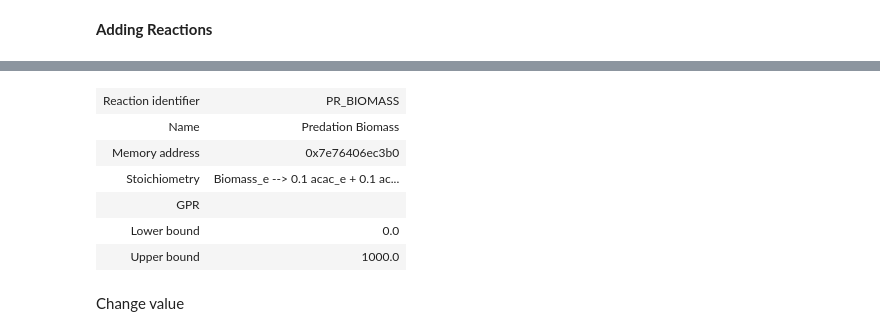
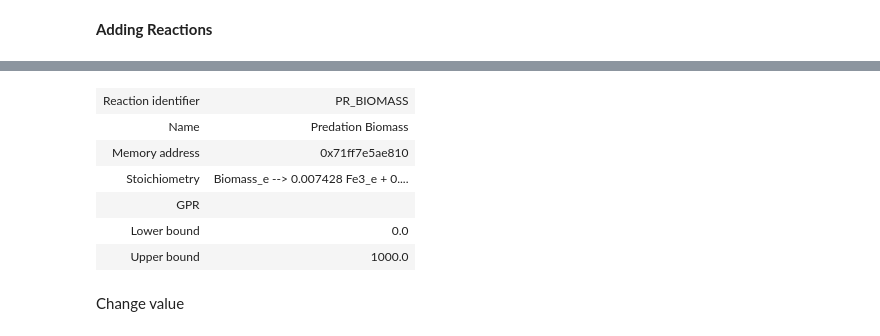
Before and after one commit to BondonMickael/M_xanthus-E_coli-Predation, a Jupyter notebook: notebooks/compart_model.ipynb, the cells around one changed output, grey strips where cells are left out. Cells and saved outputs as stored; diff of their text form; code cells hidden in the pictures.

Commit message:
- Mark soluble metabolite in predation reaction - Get V3 of Myxo Model - Look at minimum metabolites to growth

```diff
--- a/notebooks/compart_model.ipynb
+++ b/notebooks/compart_model.ipynb
@@ -79,69 +79,69 @@ alaala_e = M_xanthus.metabolites.alaala_e
 glu_L_e = M_xanthus.metabolites.glu_L_e
 met_L_e = M_xanthus.metabolites.met_L_e
 thr_L_e = M_xanthus.metabolites.thr_L_e
-gam_e = M_xanthus.metabolites.gam_e # import fructose
+gam_e = M_xanthus.metabolites.gam_e  # import fructose
 acald_e = M_xanthus.metabolites.acald_e  # import FA
 acac_e = M_xanthus.metabolites.acac_e
 fum_e = M_xanthus.metabolites.fum_e
 orn_e = M_xanthus.metabolites.orn_e
 pi_e = M_xanthus.metabolites.pi_e
 zn2_e = M_xanthus.metabolites.zn2_e
 mn2_e = M_xanthus.metabolites.mn2_e
 mg2_e = M_xanthus.metabolites.mg2_e
 k_e = M_xanthus.metabolites.k_e
 cu2_e = M_xanthus.metabolites.cu2_e
 cobalt2_e = M_xanthus.metabolites.cobalt2_e
 cl_e = M_xanthus.metabolites.cl_e
 ca2_e = M_xanthus.metabolites.ca2_e
 so4_e = M_xanthus.metabolites.so4_e
-# fe3_e = M_xanthus.metabolites.Fe3_e
+fe3_e = M_xanthus.metabolites.Fe3_e
 
 Mreaction.add_metabolites(
     {
-        Biomass_e: -1,
-        spmd_e: 0.006744,
+        Biomass_e: -1,  # TODO LOOK AFTER KNOWING MINIMAL
+        spmd_e: 0.006744,  # soluble
         pheme_e: 0.000223,
-        val_L_e: 0.411184,
-        ile_L_e: 0.282306,
-        leu_L_e: 0.437778,
-        lys_L_e: 0.333448,
-        his_L_e: 0.092056,
-        gly_cys_L_e: 0.024805,
-        cgly_e: 0.1,  # TODO # never find in any iMAT
-        pro_L_e: 0.214798,  # never find in any iMAT
-        alaala_e: 0.2495745,
-        gam_e: 1.2e-03,  # from: https://pmc.ncbi.nlm.nih.gov/articles/PMC2754216/#SM
-        glu_L_e: 0.255712,  # sometime exported in quant iMAT
-        met_L_e: 0.149336,
-        thr_L_e: 0.246506,  # never find in any iMAT
+        val_L_e: 0.411184,  # soluble
+        ile_L_e: 0.282306,  # soluble
+        leu_L_e: 0.437778,  # soluble
+        lys_L_e: 0.333448,  # soluble
+        his_L_e: 0.092056,  # soluble
+        gly_cys_L_e: 0.024805,  # soluble
+        cgly_e: 0.1,  # TODO # soluble
+        pro_L_e: 0.214798,  # soluble
+        alaala_e: 0.2495745,  # soluble
+        gam_e: 1.2e-03,  # from: https://pmc.ncbi.nlm.nih.gov/articles/PMC2754216/#SM # soluble
+        glu_L_e: 0.255712,  # soluble
+        met_L_e: 0.149336,  # soluble
+        thr_L_e: 0.246506,  # soluble
         fum_e: 1.2e-04,  # from: https://pmc.ncbi.nlm.nih.gov/articles/PMC2754216/#SM
-        orn_e: 1.0e-05,  # from: https://pmc.ncbi.nlm.nih.gov/articles/PMC2754216/#SM
-        acald_e: 0.1,  # TODO
-        acac_e: 0.1,  # TODO
-        pi_e: 0.1, # TODO
-        zn2_e: 0.000324,
-        mn2_e: 0.000658,
-        mg2_e: 0.008253,
-        k_e: 0.18569,
-        cu2_e: 0.000674,
+        orn_e: 1.0e-05,  # from: https://pmc.ncbi.nlm.nih.gov/articles/PMC2754216/#SM #fairly soluble
+        acald_e: 0.1,  # TODO # soluble
+        acac_e: 0.1,  # TODO # soluble
+        pi_e: 0.1,  # TODO # soluble
+        zn2_e: 0.000324,  # soluble
+        mn2_e: 0.000658,  # soluble
+        mg2_e: 0.008253,  # soluble
+        k_e: 0.18569,  # soluble
+        cu2_e: 0.000674,  # soluble
         cobalt2_e: 2.4e-05,
-        cl_e: 0.004952,
-        ca2_e: 0.004952,
-        so4_e: 0.004126,
-        # fe3_e: 0.007428, # sometime exported in quant iMAT - THEORY: Don't take from E.coli but in env to avoid E.coli to take
+        cl_e: 0.004952,  # soluble
+        ca2_e: 0.004952,  # soluble
+        so4_e: 0.004126,  # soluble
+        fe3_e: 0.007428,  # soluble
     }
 )  # add the metabolites to the reaction
 
 Mreaction.gene_reaction_rule = ""  # define which gene allow the reaction
 
 M_xanthus.add_reactions([Mreaction])  # add the PR_Biomass reaction
 
 M_xanthus.reactions.PR_BIOMASS
 # %% [output]
 | Reaction identifier | PR_BIOMASS |
 | Name | Predation Biomass |
-| Memory address | 0x7e76406ec3b0 |
-| Stoichiometry | Biomass_e --> 0.1 acac_e + 0.1 ac... |
+| Memory address | 0x71ff7e5ae810 |
+| Stoichiometry | Biomass_e --> 0.007428 Fe3_e + 0.... |
 | GPR |  |
 | Lower bound | 0.0 |
 | Upper bound | 1000.0 |
```
Also changed, not shown: parts of 14 cells of this notebook, 7 other files.
